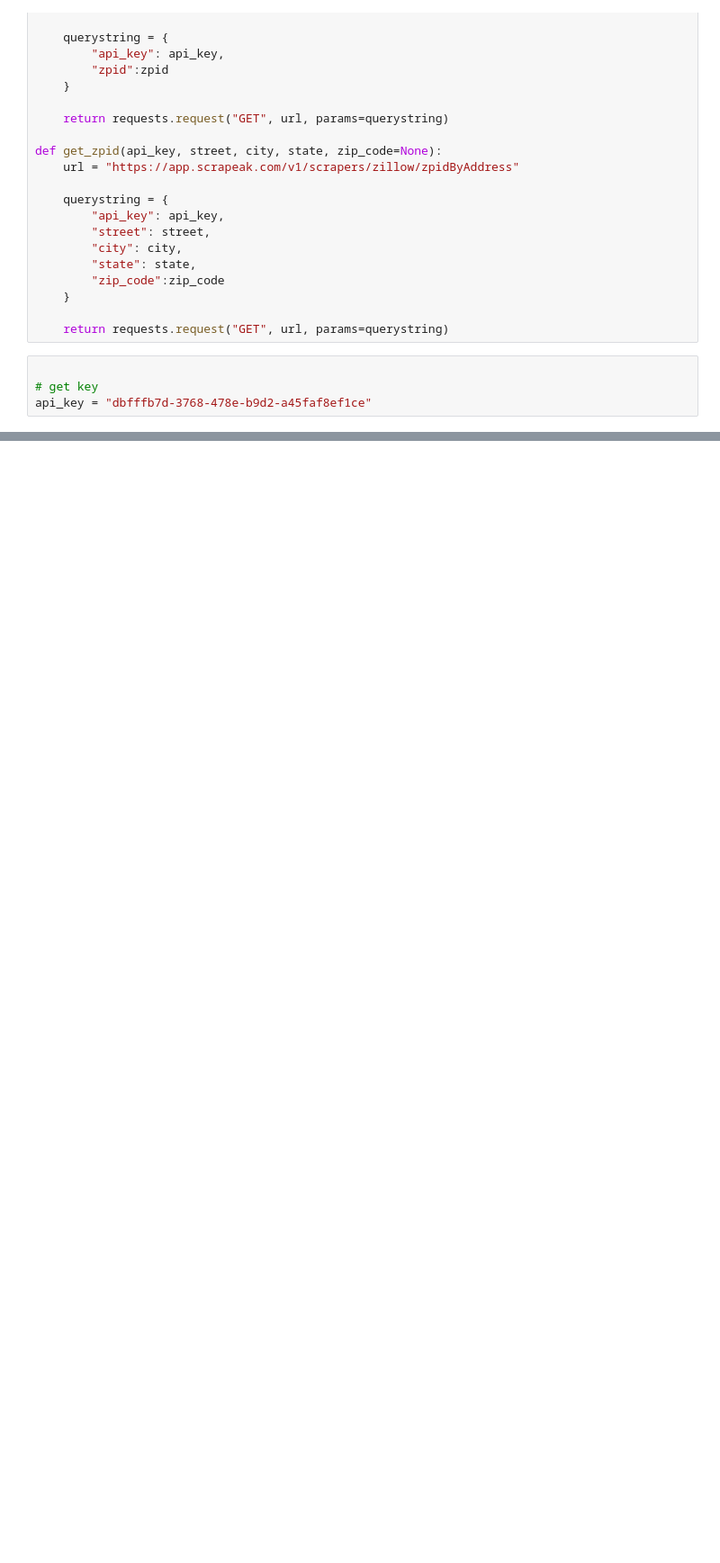
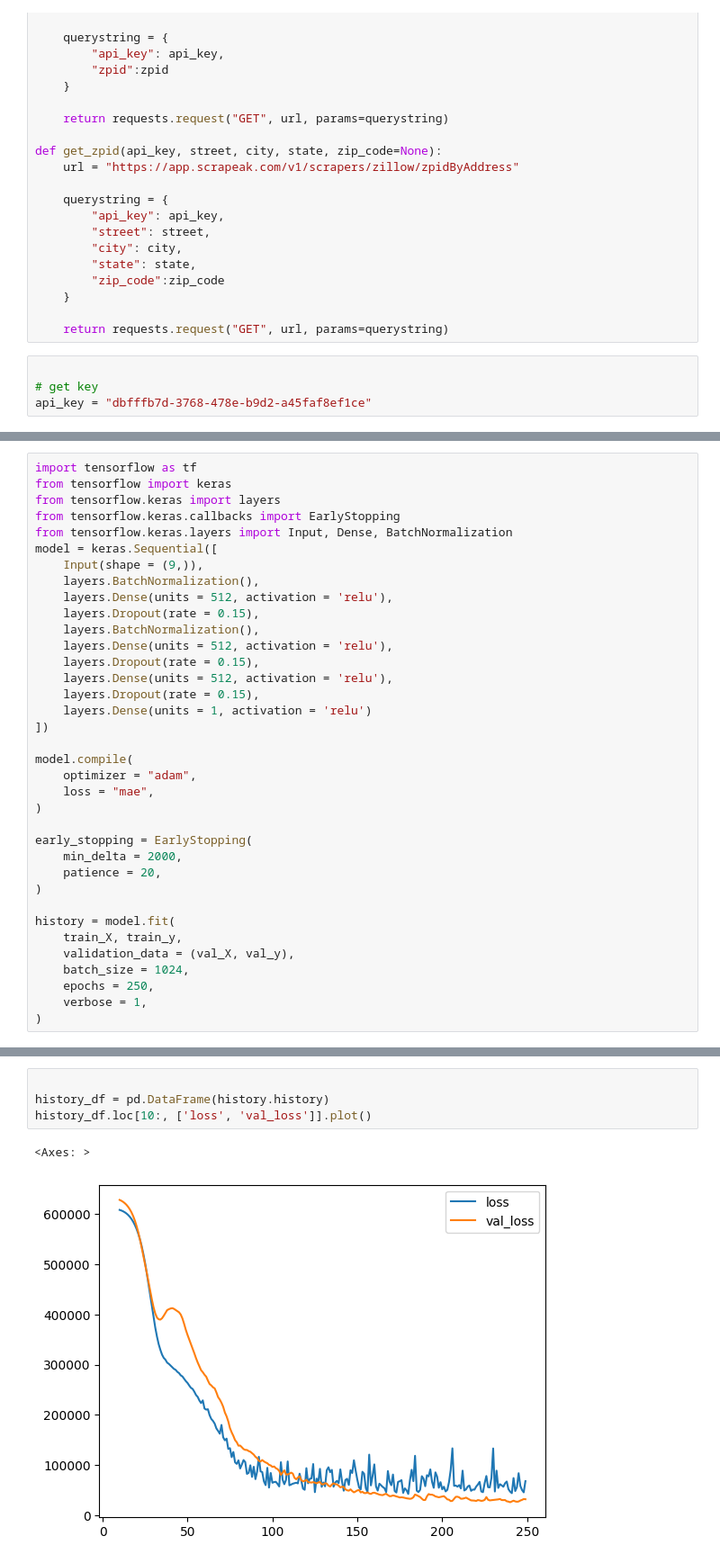
Before and after one commit to liukevinn/Zillow, a Jupyter notebook: ZillowHousePredictor.ipynb, the cells around one changed output, grey strips where cells are left out. Shown at 90% size. Drawn from its saved outputs; the diff is of its cells as text; blank space fills up the shorter version.

```diff
--- a/ZillowHousePredictor.ipynb
+++ b/ZillowHousePredictor.ipynb
@@ -93,0 +151,36 @@ df_listings.to_csv('ArkansasMississippiLouisana.csv', index=False)
+# %%
+import tensorflow as tf
+from tensorflow import keras
+from tensorflow.keras import layers
+from tensorflow.keras.callbacks import EarlyStopping
+from tensorflow.keras.layers import Input, Dense, BatchNormalization
+model = keras.Sequential([
+    Input(shape = (9,)),
+    layers.BatchNormalization(),
+    layers.Dense(units = 512, activation = 'relu'),
+    layers.Dropout(rate = 0.15),
+    layers.BatchNormalization(),
+    layers.Dense(units = 512, activation = 'relu'),
+    layers.Dropout(rate = 0.15),
+    layers.Dense(units = 512, activation = 'relu'),
+    layers.Dropout(rate = 0.15),
+    layers.Dense(units = 1, activation = 'relu')
+])
+
+model.compile(
+    optimizer = "adam",
+    loss = "mae",
+)
+
+early_stopping = EarlyStopping(
+    min_delta = 2000,
+    patience = 20,
+)
+
+history = model.fit(
+    train_X, train_y,
+    validation_data = (val_X, val_y),
+    batch_size = 1024,
+    epochs = 250,
+    verbose = 1,
+)
@@ -93,0 +205,7 @@ df_listings.to_csv('ArkansasMississippiLouisana.csv', index=False)
+# %%
+
+history_df = pd.DataFrame(history.history)
+history_df.loc[10:, ['loss', 'val_loss']].plot()
+# %% [output]
+<Axes: >
+[figure, added]
```
Also changed, not shown: parts of 9 cells of this notebook, 3 other files.
